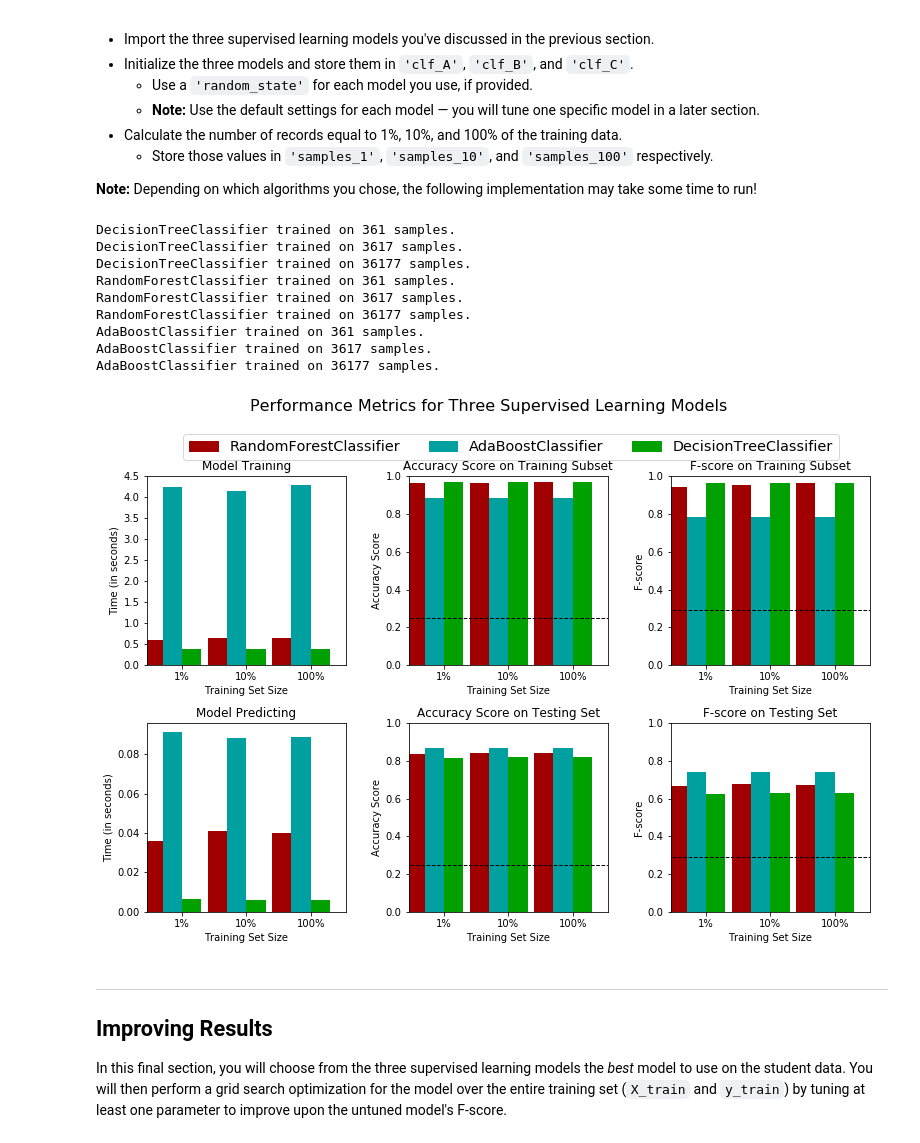
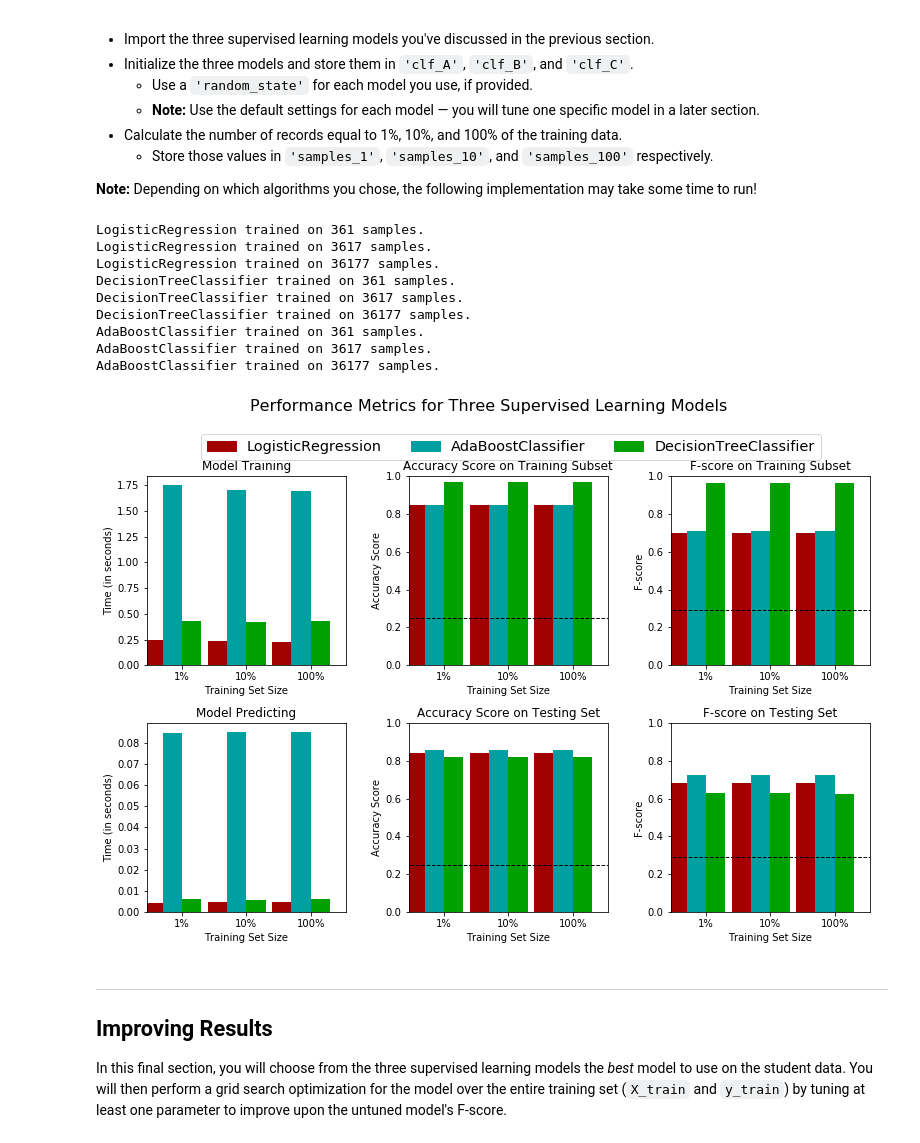
Before and after one commit to stonefruit/udacity-machine-learning-nanodegree, a Jupyter notebook: projects/finding_donors/finding_donors.ipynb, the cells around one changed output. Saved outputs shown, nothing was run; the diff lists cells and outputs as text; code cells hidden in the pictures.

```diff
--- a/projects/finding_donors/finding_donors.ipynb
+++ b/projects/finding_donors/finding_donors.ipynb
@@ -168,7 +168,7 @@ Additionally, as with the non-numeric features, we need to convert the non-numer
 features_final = pd.get_dummies(features_log_minmax_transform)
 
 # TODO: Encode the 'income_raw' data to numerical values
-income = label_binarize(income_raw, classes=['<=50K', '>50K'])
+income = label_binarize(income_raw, classes=['<=50K', '>50K']).ravel()
 
 # Print the number of features after one-hot encoding
 encoded = list(features_final.columns)
@@ -365,7 +376,7 @@ def train_predict(learner, sample_size, X_train, y_train, X_test, y_test):
     results = {}
     # TODO: Fit the learner to the training data using slicing with 'sample_size' using .fit(training_features[:], training_labels[:])
     start = time() # Get start time
-    learner = learner.fit(X_train, y_train.ravel())
+    learner = learner.fit(X_train, y_train)
     end = time() # Get end time
 
     # TODO: Calculate the training time
@@ -411,46 +422,46 @@ In the code cell, you will need to implement the following:
 **Note:** Depending on which algorithms you chose, the following implementation may take some time to run!
 # %%
 # TODO: Import the three supervised learning models from sklearn
-from sklearn.ensemble import AdaBoostClassifier, RandomForestClassifier
+from sklearn.ensemble import AdaBoostClassifier
 from sklearn.tree import DecisionTreeClassifier
-from sklearn.naive_bayes import GaussianNB
+from sklearn.linear_model import LogisticRegression
 
 # TODO: Initialize the three models
-clf_A = DecisionTreeClassifier(max_depth=None)
-clf_B = RandomForestClassifier()
-clf_C = AdaBoostClassifier(DecisionTreeClassifier(max_depth=3), n_estimators=50)
-# clf_C = GaussianNB()
+
+clf_A = LogisticRegression()
+clf_B = DecisionTreeClassifier()
+clf_C = AdaBoostClassifier()
 
 # TODO: Calculate the number of samples for 1%, 10%, and 100% of the training data
 # HINT: samples_100 is the entire training set i.e. len(y_train)
 # HINT: samples_10 is 10% of samples_100
 # HINT: samples_1 is 1% of samples_100
 samples_100 = len(y_train)
 samples_10 = samples_100 / 10
 samples_1 = samples_10 / 10
 
 # Collect results on the learners
 results = {}
 for clf in [clf_A, clf_B, clf_C]:
     clf_name = clf.__class__.__name__
     results[clf_name] = {}
     for i, samples in enumerate([samples_1, samples_10, samples_100]):
         results[clf_name][i] = \
         train_predict(clf, samples, X_train, y_train, X_test, y_test)
 
 # Run metrics visualization for the three supervised learning models chosen
 vs.evaluate(results, accuracy, fscore)
 # %% [output]
+LogisticRegression trained on 361 samples.
+LogisticRegression trained on 3617 samples.
+LogisticRegression trained on 36177 samples.
 DecisionTreeClassifier trained on 361 samples.
 DecisionTreeClassifier trained on 3617 samples.
 DecisionTreeClassifier trained on 36177 samples.
-RandomForestClassifier trained on 361 samples.
-RandomForestClassifier trained on 3617 samples.
-RandomForestClassifier trained on 36177 samples.
 AdaBoostClassifier trained on 361 samples.
 AdaBoostClassifier trained on 3617 samples.
 AdaBoostClassifier trained on 36177 samples.
-[figure, old version]
+[figure, new version]
 # %% [markdown]
 ----
 ## Improving Results
```
Also changed, not shown: parts of 19 cells of this notebook, 1 other file.
